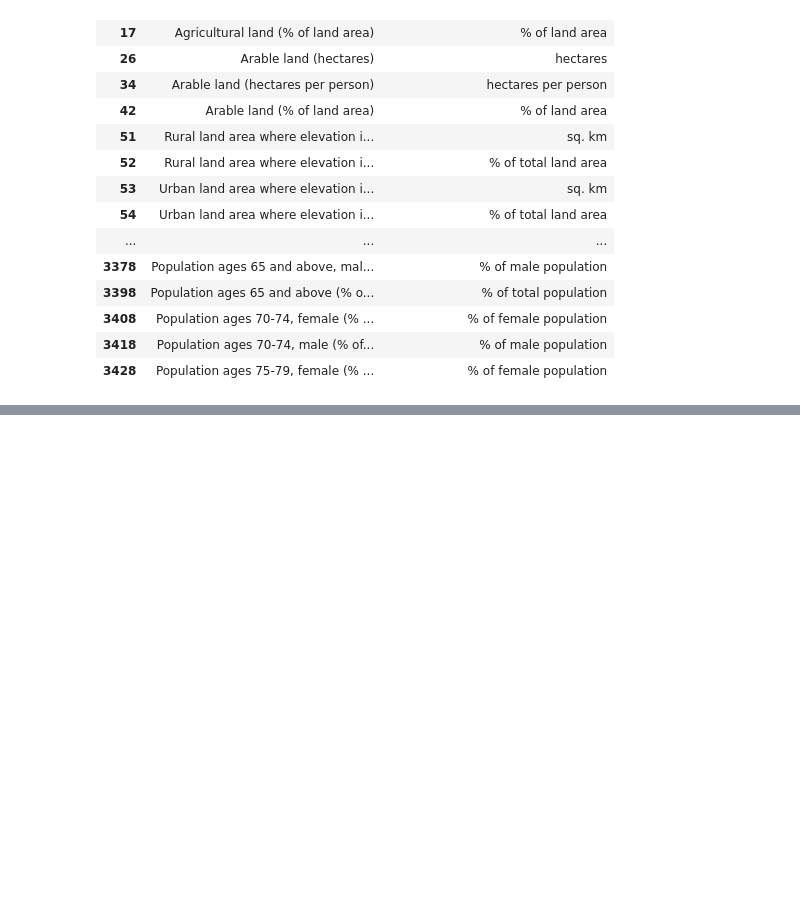
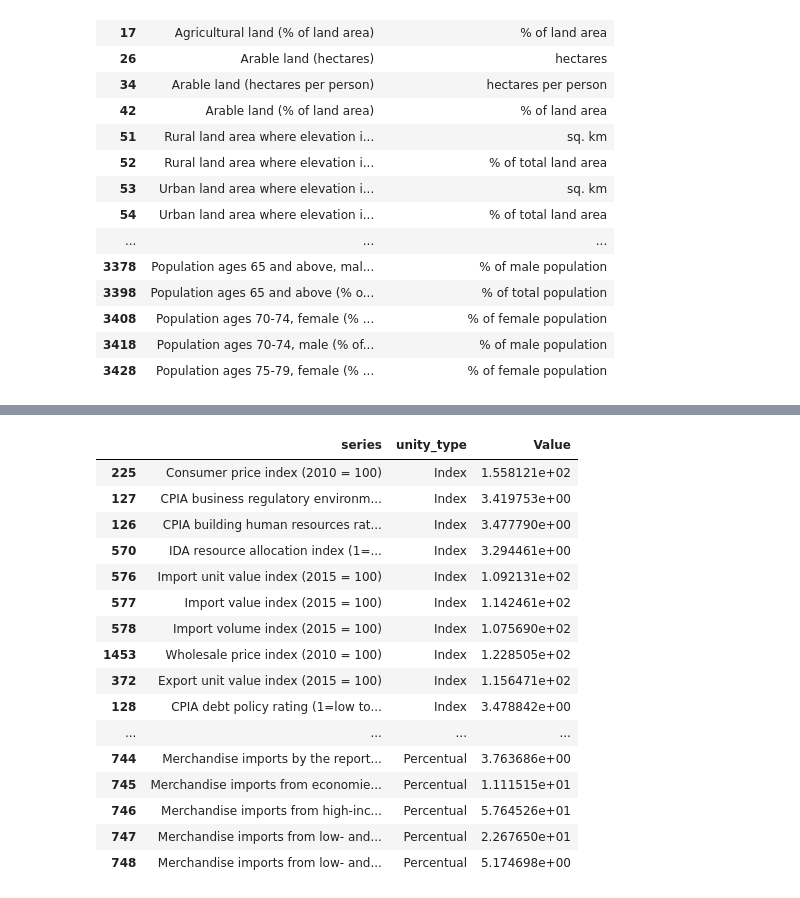
Before and after one commit to gmarafon/World-Indicators, a Jupyter notebook: notebooks/explore_data.ipynb, the cells around one changed output, grey strips where cells are left out. Cells and saved outputs as stored; diff of their text form; code cells hidden in the pictures; blank space fills up the shorter version.

```diff
--- a/notebooks/explore_data.ipynb
+++ b/notebooks/explore_data.ipynb
@@ -129,3 +133,5 @@ df[df['Series'] ==  'Prosperity gap (average shortfall from a prosperity standar
 | 68691 | ARG | SI.SPR.PGAP | Prosperity gap (average shortfall... | average shortfall from a prosperi... | 2020 | 2.4 |
 | 68692 | ARG | SI.SPR.PGAP | Prosperity gap (average shortfall... | average shortfall from a prosperi... | 2021 | 2.1 |
 | 68693 | ARG | SI.SPR.PGAP | Prosperity gap (average shortfall... | average shortfall from a prosperi... | 2022 | 2.1 |
+# %%
+df2 = pd.read_csv('../data/trusted/sql_consult2.csv')
@@ -131,0 +147,20 @@ df[df['Series'] ==  'Prosperity gap (average shortfall from a prosperity standar
+# %%
+df2.groupby(['series', 'unity_type'])['Value'].mean().reset_index().sort_values(by='unity_type')
+# %% [output]
+|  | series | unity_type | Value |
+| 225 | Consumer price index (2010 = 100) | Index | 1.558121e+02 |
+| 127 | CPIA business regulatory environm... | Index | 3.419753e+00 |
+| 126 | CPIA building human resources rat... | Index | 3.477790e+00 |
+| 570 | IDA resource allocation index (1=... | Index | 3.294461e+00 |
+| 576 | Import unit value index (2015 = 100) | Index | 1.092131e+02 |
+| 577 | Import value index (2015 = 100) | Index | 1.142461e+02 |
+| 578 | Import volume index (2015 = 100) | Index | 1.075690e+02 |
+| 1453 | Wholesale price index (2010 = 100) | Index | 1.228505e+02 |
+| 372 | Export unit value index (2015 = 100) | Index | 1.156471e+02 |
+| 128 | CPIA debt policy rating (1=low to... | Index | 3.478842e+00 |
+| ... | ... | ... | ... |
+| 744 | Merchandise imports by the report... | Percentual | 3.763686e+00 |
+| 745 | Merchandise imports from economie... | Percentual | 1.111515e+01 |
+| 746 | Merchandise imports from high-inc... | Percentual | 5.764526e+01 |
+| 747 | Merchandise imports from low- and... | Percentual | 2.267650e+01 |
+| 748 | Merchandise imports from low- and... | Percentual | 5.174698e+00 |
```
Also changed, not shown: parts of 3 cells of this notebook, 5 other files.
